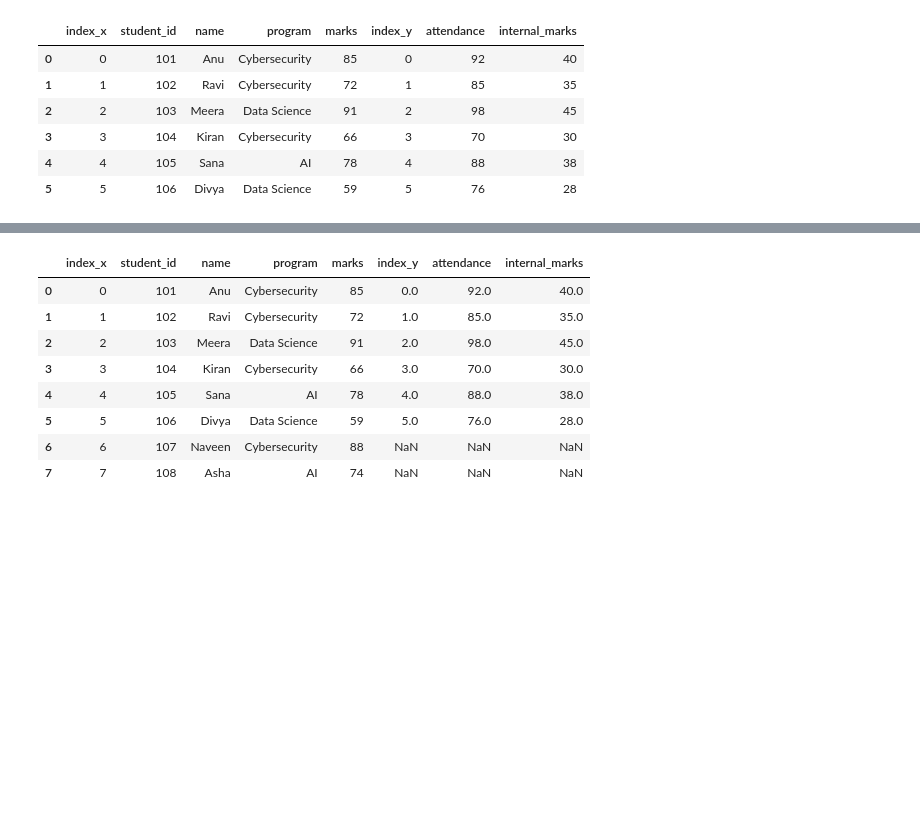
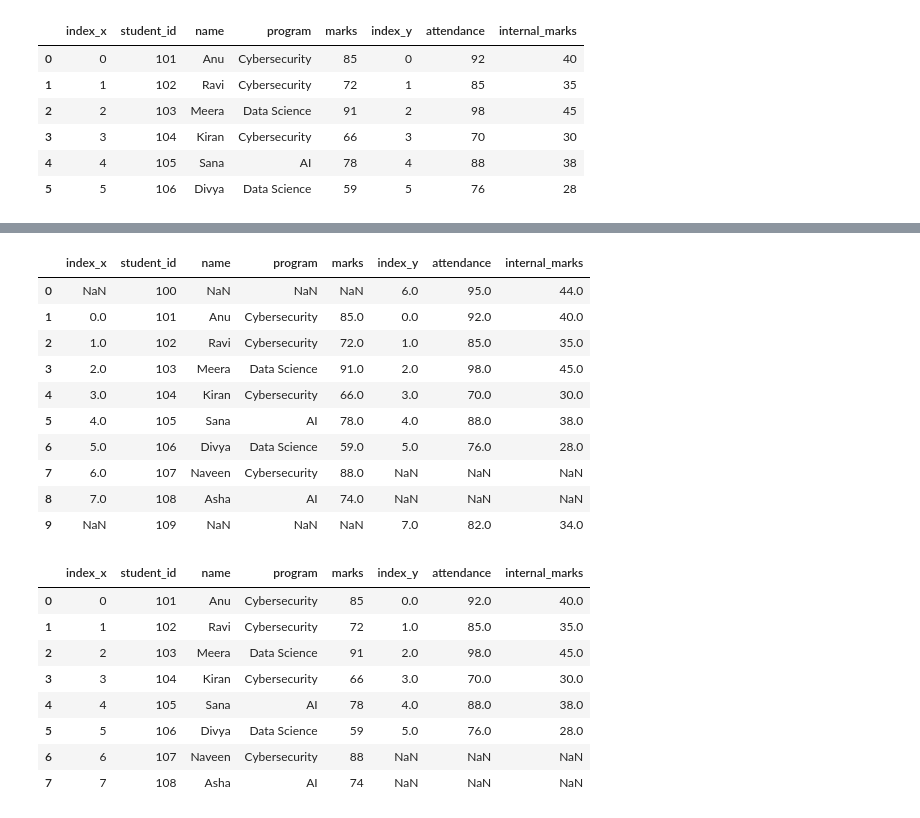
Before and after one commit to Sru-j/daily_lab_activities, a Jupyter notebook: pandas_dataframeII_S.ipynb, the cells around one changed output, grey strips where cells are left out. Cells and saved outputs as stored; diff of their text form; code cells hidden in the pictures; blank space fills up the shorter version.

```diff
--- a/pandas_dataframeII_S.ipynb
+++ b/pandas_dataframeII_S.ipynb
@@ -239,3 +251,19 @@ df
+# %%
+#outer merge
+df_outer = df_students.merge(df_scores, on="student_id", how="outer")
+df_outer
+# %% [output]
+|  | index_x | student_id | name | program | marks | index_y | attendance | internal_marks |
+| 0 | NaN | 100 | NaN | NaN | NaN | 6.0 | 95.0 | 44.0 |
+| 1 | 0.0 | 101 | Anu | Cybersecurity | 85.0 | 0.0 | 92.0 | 40.0 |
+| 2 | 1.0 | 102 | Ravi | Cybersecurity | 72.0 | 1.0 | 85.0 | 35.0 |
+| 3 | 2.0 | 103 | Meera | Data Science | 91.0 | 2.0 | 98.0 | 45.0 |
+| 4 | 3.0 | 104 | Kiran | Cybersecurity | 66.0 | 3.0 | 70.0 | 30.0 |
+| 5 | 4.0 | 105 | Sana | AI | 78.0 | 4.0 | 88.0 | 38.0 |
+| 6 | 5.0 | 106 | Divya | Data Science | 59.0 | 5.0 | 76.0 | 28.0 |
+| 7 | 6.0 | 107 | Naveen | Cybersecurity | 88.0 | NaN | NaN | NaN |
+| 8 | 7.0 | 108 | Asha | AI | 74.0 | NaN | NaN | NaN |
+| 9 | NaN | 109 | NaN | NaN | NaN | 7.0 | 82.0 | 34.0 |
 # %%
 # merge with left
 df_left = df_students.merge(df_scores, on="student_id", how="left")
```
Also changed, not shown: parts of 7 cells of this notebook.
